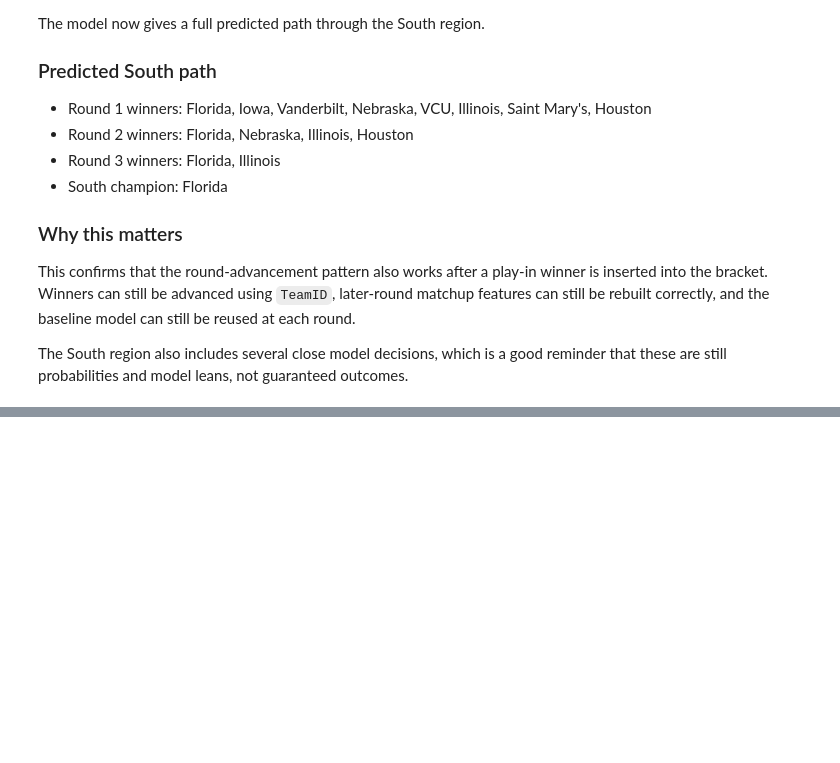
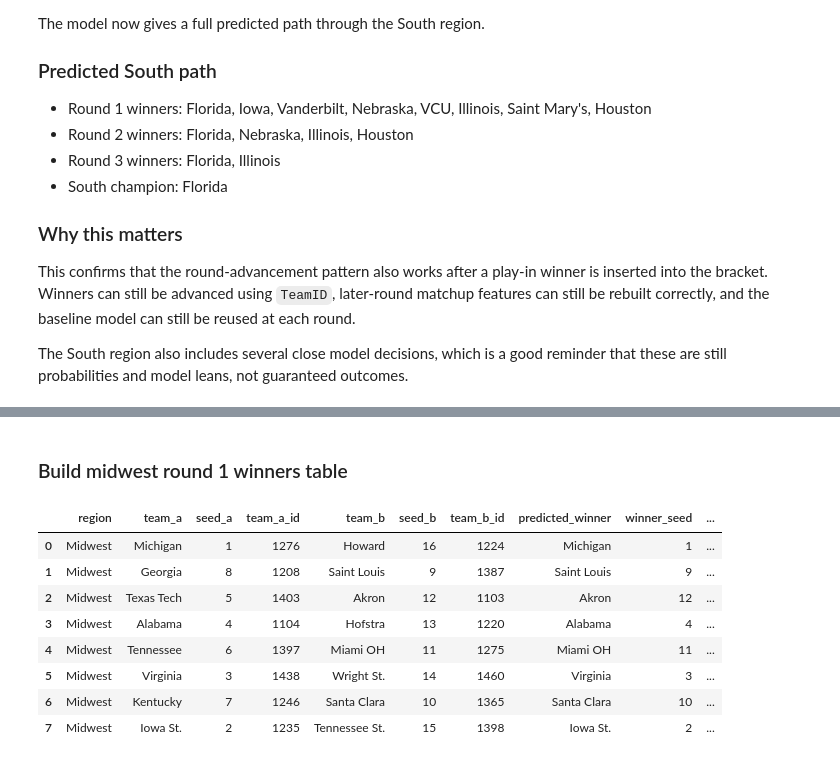
Before and after one commit to Andreachurchwell/march-madness-bracket-simulator, a Jupyter notebook: notebooks/exploration.ipynb, the cells around one changed output, grey strips where cells are left out. Drawn from its saved outputs; the diff is of its cells as text; code cells hidden in the pictures; blank space fills up the shorter version.

```diff
--- a/notebooks/exploration.ipynb
+++ b/notebooks/exploration.ipynb
@@ -2973,0 +2976,3 @@ The South region also includes several close model decisions, which is a good re
+# %%
+midwest_round1 = round1_predictions[round1_predictions["region"] == "Midwest"].copy()
+midwest_round1
@@ -2973,0 +2991,6 @@ The South region also includes several close model decisions, which is a good re
+# %%
+midwest_round1_ids = midwest_round1.merge(
+    team_lookup.rename(columns={"team": "team_a", "seed": "seed_a", "TeamID": "team_a_id"}),
+    on=["region", "team_a", "seed_a"],
+    how="left"
+)
@@ -2973,0 +2999,8 @@ The South region also includes several close model decisions, which is a good re
+# %%
+midwest_round1_ids = midwest_round1_ids.merge(
+    team_lookup.rename(columns={"team": "team_b", "seed": "seed_b", "TeamID": "team_b_id"}),
+    on=["region", "team_b", "seed_b"],
+    how="left"
+)
+
+midwest_round1_ids.head()
@@ -2973,0 +3014,28 @@ The South region also includes several close model decisions, which is a good re
+# %% [markdown]
+### Build midwest round 1 winners table
+# %%
+midwest_round1_winners = midwest_round1_ids[
+    ["region", "team_a", "seed_a", "team_a_id", "team_b", "seed_b", "team_b_id", "predicted_winner"]
+].copy()
+
+midwest_round1_winners["winner_seed"] = midwest_round1_winners.apply(
+    lambda row: row["seed_a"] if row["predicted_winner"] == row["team_a"] else row["seed_b"],
+    axis=1
+)
+
+midwest_round1_winners["winner_team_id"] = midwest_round1_winners.apply(
+    lambda row: row["team_a_id"] if row["predicted_winner"] == row["team_a"] else row["team_b_id"],
+    axis=1
+)
+
+midwest_round1_winners
+# %% [output]
+|  | region | team_a | seed_a | team_a_id | team_b | seed_b | team_b_id | predicted_winner | winner_seed | ... |
+| 0 | Midwest | Michigan | 1 | 1276 | Howard | 16 | 1224 | Michigan | 1 | ... |
+| 1 | Midwest | Georgia | 8 | 1208 | Saint Louis | 9 | 1387 | Saint Louis | 9 | ... |
+| 2 | Midwest | Texas Tech | 5 | 1403 | Akron | 12 | 1103 | Akron | 12 | ... |
+| 3 | Midwest | Alabama | 4 | 1104 | Hofstra | 13 | 1220 | Alabama | 4 | ... |
+| 4 | Midwest | Tennessee | 6 | 1397 | Miami OH | 11 | 1275 | Miami OH | 11 | ... |
+| 5 | Midwest | Virginia | 3 | 1438 | Wright St. | 14 | 1460 | Virginia | 3 | ... |
+| 6 | Midwest | Kentucky | 7 | 1246 | Santa Clara | 10 | 1365 | Santa Clara | 10 | ... |
+| 7 | Midwest | Iowa St. | 2 | 1235 | Tennessee St. | 15 | 1398 | Iowa St. | 2 | ... |
```
Also changed, not shown: parts of 27 cells of this notebook, 1 other file.
